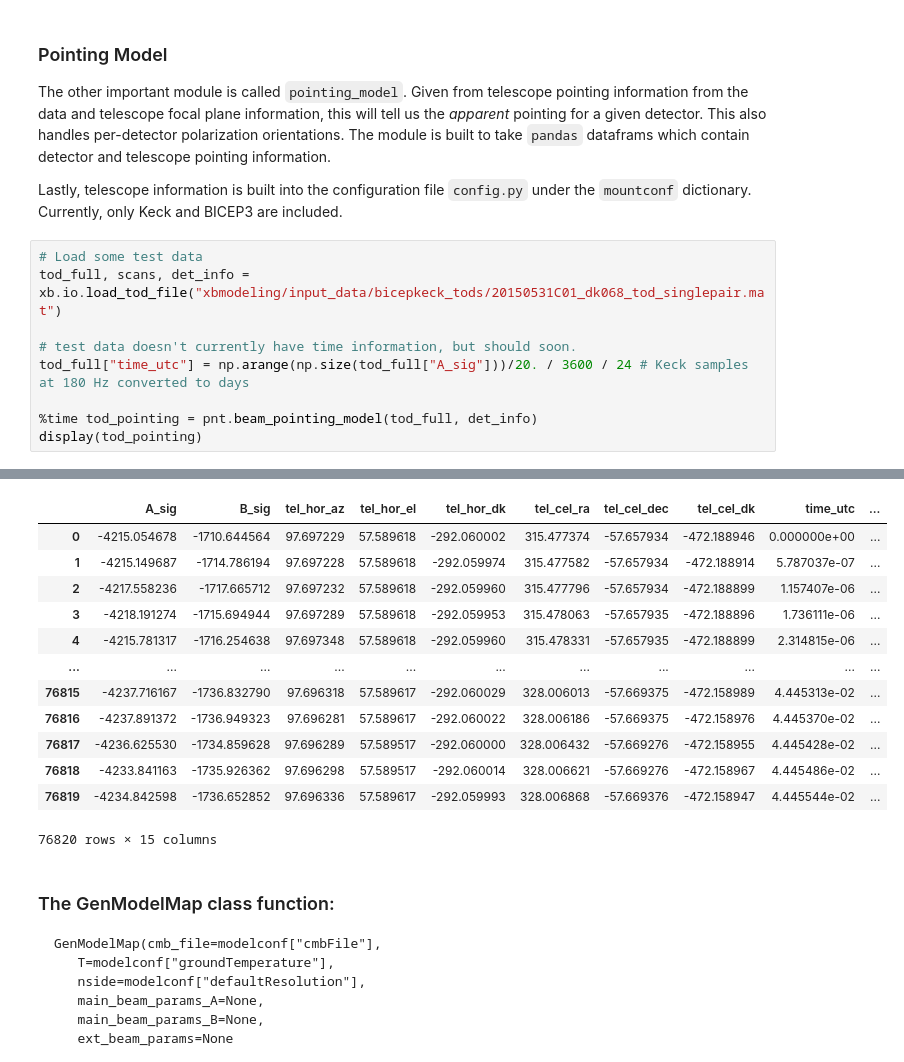
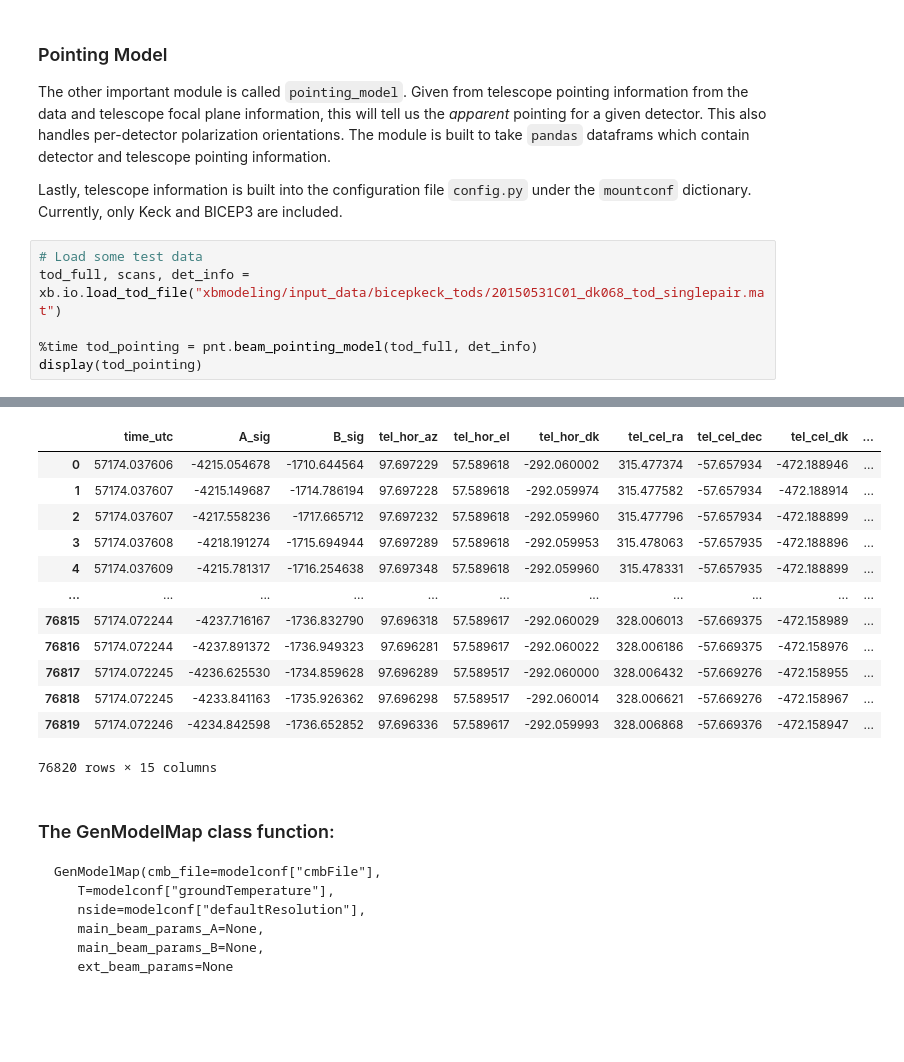
Before and after one commit to phys201/extended-beam-modeling, a Jupyter notebook: model_test.ipynb, the cells around one changed output, grey strips where cells are left out. Drawn from its saved outputs; the diff is of its cells as text; blank space fills up the shorter version.

```diff
--- a/model_test.ipynb
+++ b/model_test.ipynb
@@ -130,9 +130,6 @@ Lastly, telescope information is built into the configuration file `config.py` u
 # Load some test data
 tod_full, scans, det_info = xb.io.load_tod_file("xbmodeling/input_data/bicepkeck_tods/20150531C01_dk068_tod_singlepair.mat")
 
-# test data doesn't currently have time information, but should soon.
-tod_full["time_utc"] = np.arange(np.size(tod_full["A_sig"]))/20. / 3600 / 24 # Keck samples at 180 Hz converted to days
-
 %time tod_pointing = pnt.beam_pointing_model(tod_full, det_info)
 display(tod_pointing)
 # %% [output]
@@ -141,15 +138,15 @@ Wall time: 3.68 s
-|  | A_sig | B_sig | tel_hor_az | tel_hor_el | tel_hor_dk | tel_cel_ra | tel_cel_dec | tel_cel_dk | time_utc | ... |
-| 0 | -4215.054678 | -1710.644564 | 97.697229 | 57.589618 | -292.060002 | 315.477374 | -57.657934 | -472.188946 | 0.000000e+00 | ... |
-| 1 | -4215.149687 | -1714.786194 | 97.697228 | 57.589618 | -292.059974 | 315.477582 | -57.657934 | -472.188914 | 5.787037e-07 | ... |
-| 2 | -4217.558236 | -1717.665712 | 97.697232 | 57.589618 | -292.059960 | 315.477796 | -57.657934 | -472.188899 | 1.157407e-06 | ... |
-| 3 | -4218.191274 | -1715.694944 | 97.697289 | 57.589618 | -292.059953 | 315.478063 | -57.657935 | -472.188896 | 1.736111e-06 | ... |
-| 4 | -4215.781317 | -1716.254638 | 97.697348 | 57.589618 | -292.059960 | 315.478331 | -57.657935 | -472.188899 | 2.314815e-06 | ... |
+|  | time_utc | A_sig | B_sig | tel_hor_az | tel_hor_el | tel_hor_dk | tel_cel_ra | tel_cel_dec | tel_cel_dk | ... |
+| 0 | 57174.037606 | -4215.054678 | -1710.644564 | 97.697229 | 57.589618 | -292.060002 | 315.477374 | -57.657934 | -472.188946 | ... |
+| 1 | 57174.037607 | -4215.149687 | -1714.786194 | 97.697228 | 57.589618 | -292.059974 | 315.477582 | -57.657934 | -472.188914 | ... |
+| 2 | 57174.037607 | -4217.558236 | -1717.665712 | 97.697232 | 57.589618 | -292.059960 | 315.477796 | -57.657934 | -472.188899 | ... |
+| 3 | 57174.037608 | -4218.191274 | -1715.694944 | 97.697289 | 57.589618 | -292.059953 | 315.478063 | -57.657935 | -472.188896 | ... |
+| 4 | 57174.037609 | -4215.781317 | -1716.254638 | 97.697348 | 57.589618 | -292.059960 | 315.478331 | -57.657935 | -472.188899 | ... |
 | ... | ... | ... | ... | ... | ... | ... | ... | ... | ... | ... |
-| 76815 | -4237.716167 | -1736.832790 | 97.696318 | 57.589617 | -292.060029 | 328.006013 | -57.669375 | -472.158989 | 4.445313e-02 | ... |
-| 76816 | -4237.891372 | -1736.949323 | 97.696281 | 57.589617 | -292.060022 | 328.006186 | -57.669375 | -472.158976 | 4.445370e-02 | ... |
-| 76817 | -4236.625530 | -1734.859628 | 97.696289 | 57.589517 | -292.060000 | 328.006432 | -57.669276 | -472.158955 | 4.445428e-02 | ... |
-| 76818 | -4233.841163 | -1735.926362 | 97.696298 | 57.589517 | -292.060014 | 328.006621 | -57.669276 | -472.158967 | 4.445486e-02 | ... |
-| 76819 | -4234.842598 | -1736.652852 | 97.696336 | 57.589617 | -292.059993 | 328.006868 | -57.669376 | -472.158947 | 4.445544e-02 | ... |
+| 76815 | 57174.072244 | -4237.716167 | -1736.832790 | 97.696318 | 57.589617 | -292.060029 | 328.006013 | -57.669375 | -472.158989 | ... |
+| 76816 | 57174.072244 | -4237.891372 | -1736.949323 | 97.696281 | 57.589617 | -292.060022 | 328.006186 | -57.669375 | -472.158976 | ... |
+| 76817 | 57174.072245 | -4236.625530 | -1734.859628 | 97.696289 | 57.589517 | -292.060000 | 328.006432 | -57.669276 | -472.158955 | ... |
+| 76818 | 57174.072245 | -4233.841163 | -1735.926362 | 97.696298 | 57.589517 | -292.060014 | 328.006621 | -57.669276 | -472.158967 | ... |
+| 76819 | 57174.072246 | -4234.842598 | -1736.652852 | 97.696336 | 57.589617 | -292.059993 | 328.006868 | -57.669376 | -472.158947 | ... |
 76820 rows × 15 columns
 # %% [markdown]
 ### The GenModelMap class function:
```
Also changed, not shown: parts of 7 cells of this notebook, 2 other files.
